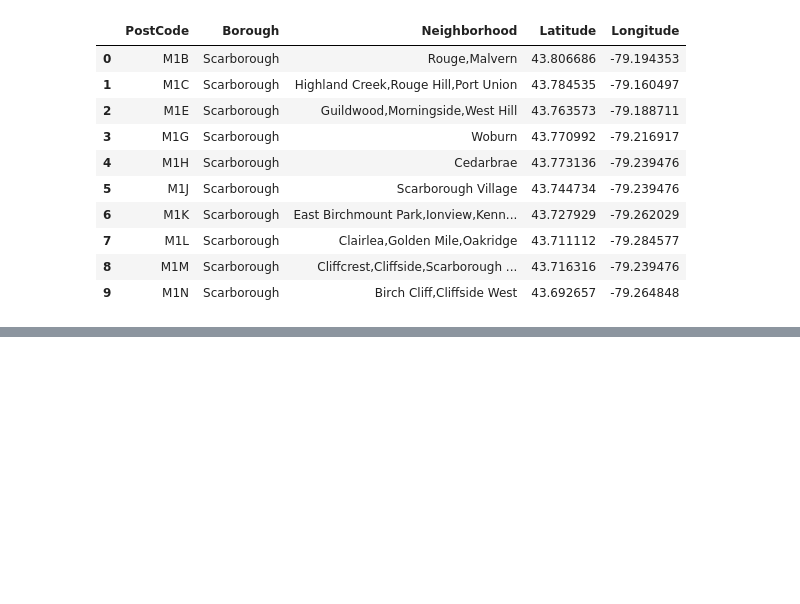
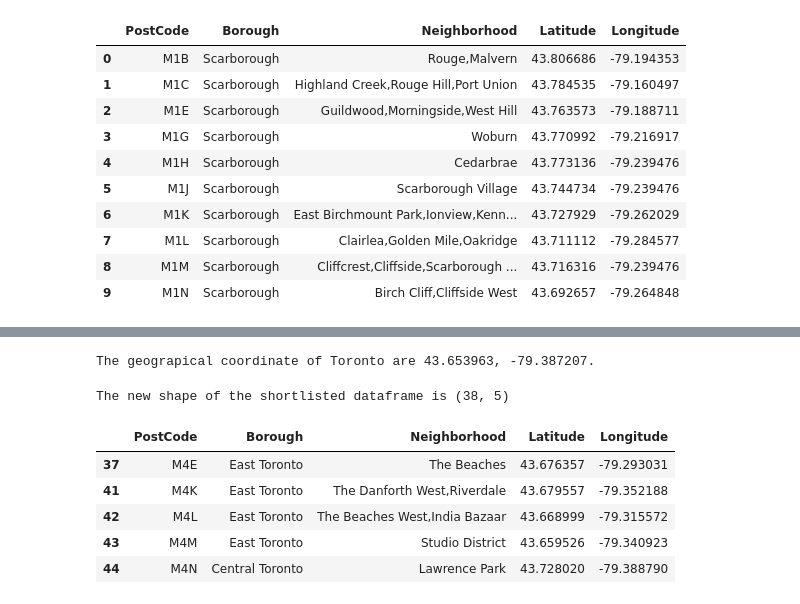
Before and after one commit to mukulbiswas/Coursera_Capstone, a Jupyter notebook: Course 9: Applied Data Science Capstone.ipynb, the cells around one changed output, grey strips where cells are left out. Drawn from its saved outputs; the diff is of its cells as text; code cells hidden in the pictures; blank space fills up the shorter version.

```diff
--- a/Course 9: Applied Data Science Capstone.ipynb
+++ b/Course 9: Applied Data Science Capstone.ipynb
@@ -213,0 +254,23 @@ df_4.head(10)
+# %%
+address = 'Toronto, Canada'
+
+geolocator = Nominatim()
+location = geolocator.geocode(address)
+latitude = location.latitude
+longitude = location.longitude
+print('The geograpical coordinate of Toronto are {}, {}.'.format(latitude, longitude))
+# %% [output]
+The geograpical coordinate of Toronto are 43.653963, -79.387207.
+# %%
+# Short-list the list to a selected few boroughs
+df_5 = df_4[df_4['Borough'].str.contains('Toronto')]
+print('The new shape of the shortlisted dataframe is', df_5.shape)
+df_5.head()
+# %% [output]
+The new shape of the shortlisted dataframe is (38, 5)
+|  | PostCode | Borough | Neighborhood | Latitude | Longitude |
+| 37 | M4E | East Toronto | The Beaches | 43.676357 | -79.293031 |
+| 41 | M4K | East Toronto | The Danforth West,Riverdale | 43.679557 | -79.352188 |
+| 42 | M4L | East Toronto | The Beaches West,India Bazaar | 43.668999 | -79.315572 |
+| 43 | M4M | East Toronto | Studio District | 43.659526 | -79.340923 |
+| 44 | M4N | Central Toronto | Lawrence Park | 43.728020 | -79.388790 |
```
Also changed, not shown: parts of 12 cells of this notebook.
